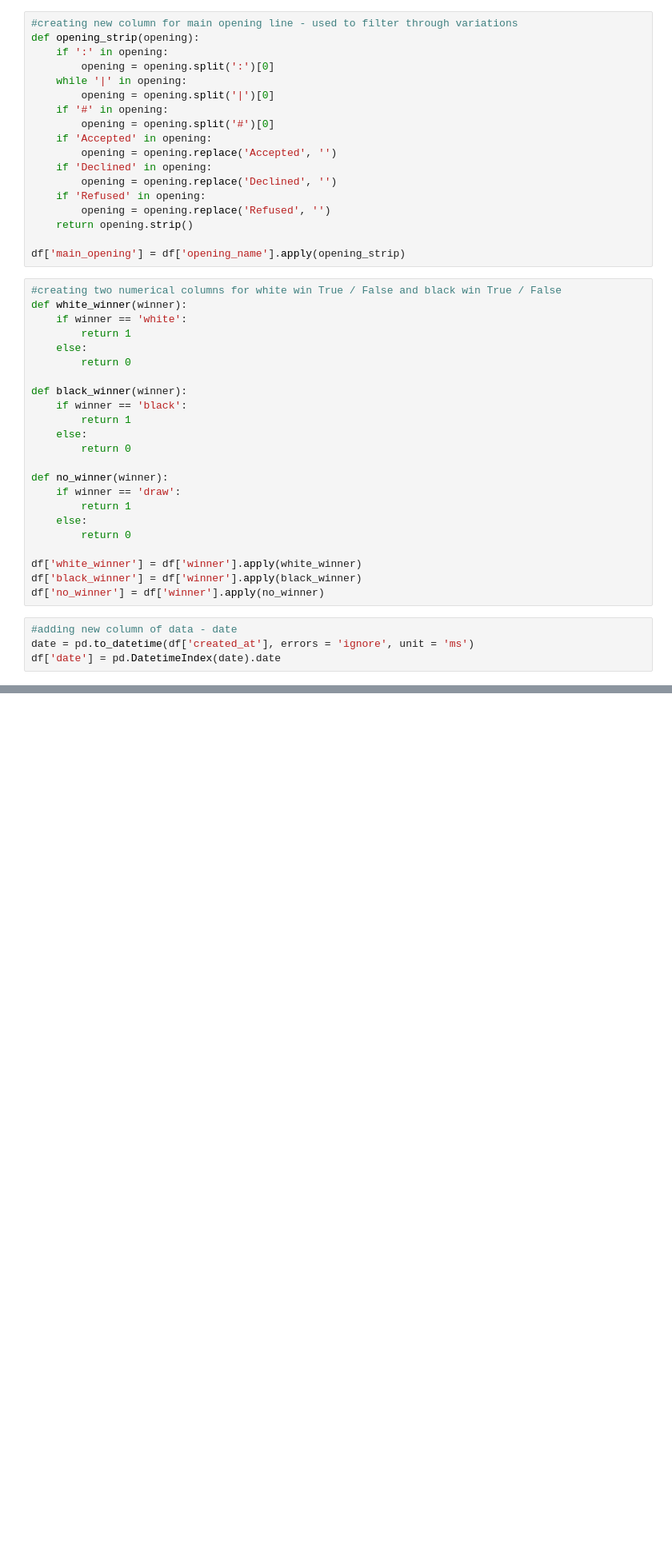
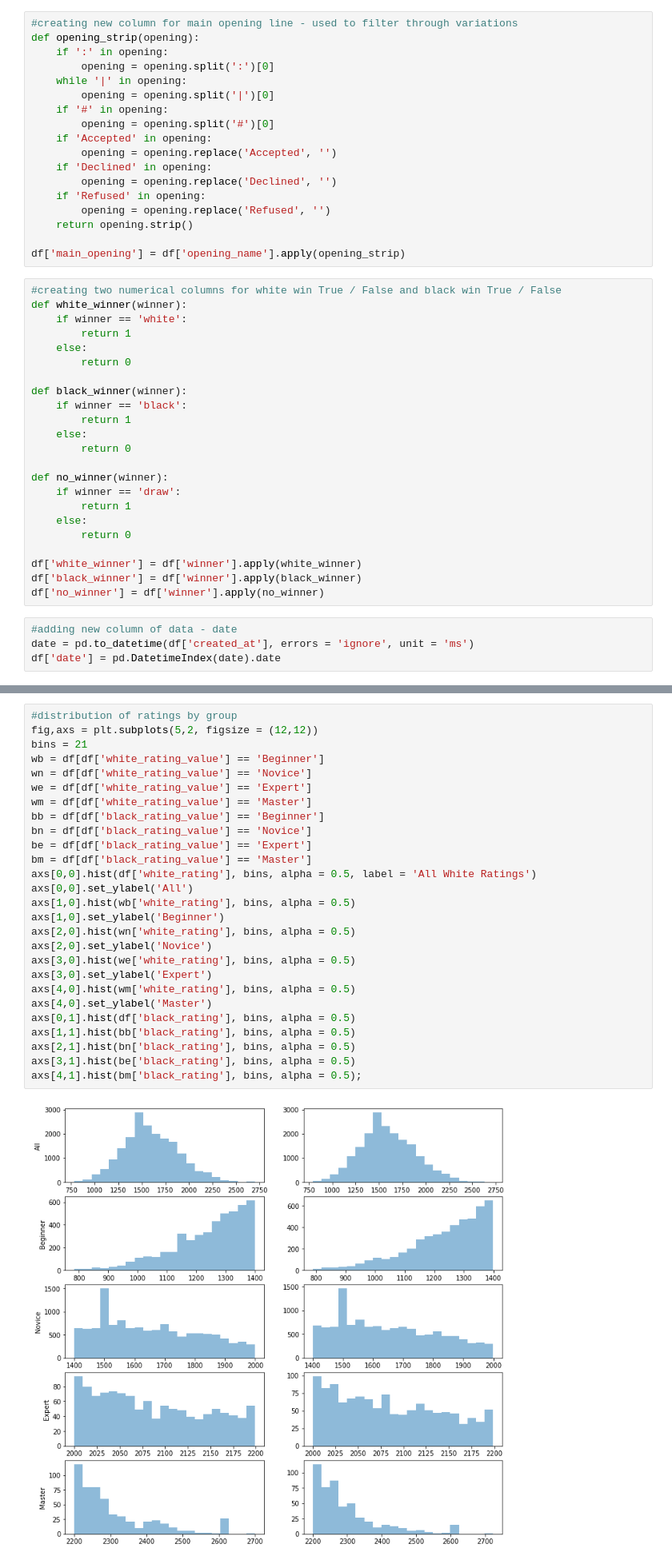
Before and after one commit to rmesrobi/Chess-Openings-EDA, a Jupyter notebook: chess_EDA_Final.ipynb, the cells around one changed output, grey strips where cells are left out. Shown at 80% size. Saved outputs shown, nothing was run; the diff lists cells and outputs as text; blank space fills up the shorter version.

```diff
--- a/chess_EDA_Final.ipynb
+++ b/chess_EDA_Final.ipynb
@@ -101,0 +150,29 @@ df['date'] = pd.DatetimeIndex(date).date
+# %%
+#distribution of ratings by group
+fig,axs = plt.subplots(5,2, figsize = (12,12))
+bins = 21
+wb = df[df['white_rating_value'] == 'Beginner']
+wn = df[df['white_rating_value'] == 'Novice']
+we = df[df['white_rating_value'] == 'Expert']
+wm = df[df['white_rating_value'] == 'Master']
+bb = df[df['black_rating_value'] == 'Beginner']
+bn = df[df['black_rating_value'] == 'Novice']
+be = df[df['black_rating_value'] == 'Expert']
+bm = df[df['black_rating_value'] == 'Master']
+axs[0,0].hist(df['white_rating'], bins, alpha = 0.5, label = 'All White Ratings')
+axs[0,0].set_ylabel('All')
+axs[1,0].hist(wb['white_rating'], bins, alpha = 0.5)
+axs[1,0].set_ylabel('Beginner')
+axs[2,0].hist(wn['white_rating'], bins, alpha = 0.5)
+axs[2,0].set_ylabel('Novice')
+axs[3,0].hist(we['white_rating'], bins, alpha = 0.5)
+axs[3,0].set_ylabel('Expert')
+axs[4,0].hist(wm['white_rating'], bins, alpha = 0.5)
+axs[4,0].set_ylabel('Master')
+axs[0,1].hist(df['black_rating'], bins, alpha = 0.5)
+axs[1,1].hist(bb['black_rating'], bins, alpha = 0.5)
+axs[2,1].hist(bn['black_rating'], bins, alpha = 0.5)
+axs[3,1].hist(be['black_rating'], bins, alpha = 0.5)
+axs[4,1].hist(bm['black_rating'], bins, alpha = 0.5);
+# %% [output]
+[figure, added]
```
Also changed, not shown: parts of 3 cells of this notebook, 1 other file.
